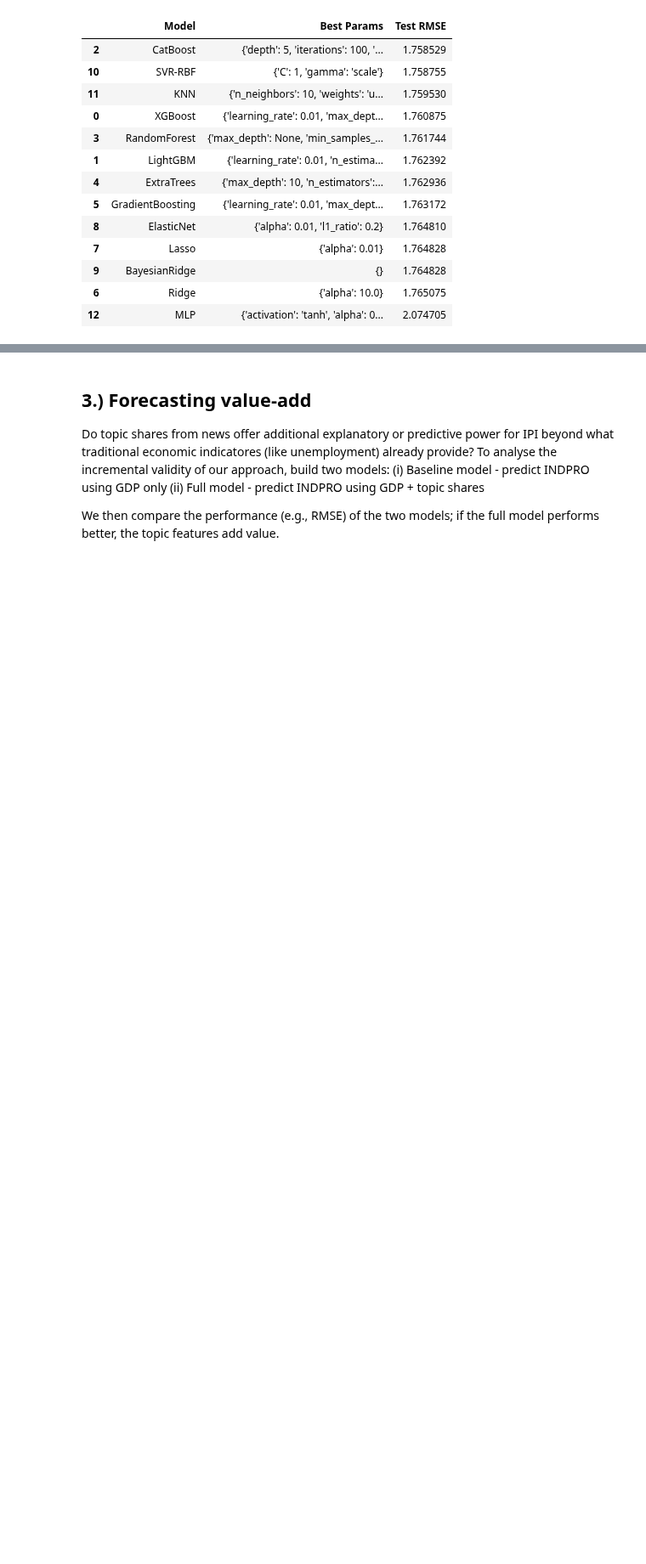
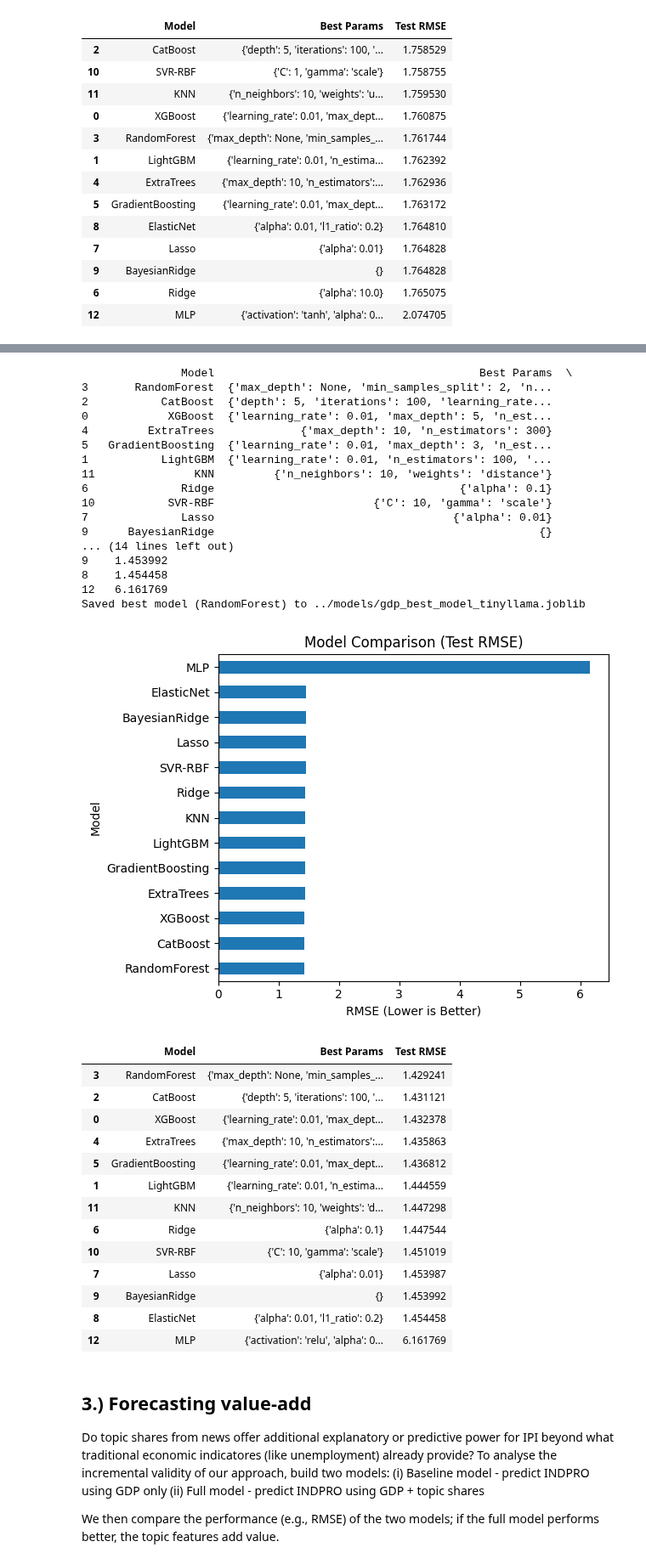
Before and after one commit to Benemrxr/project-ds4pp-eth2025, a Jupyter notebook: notebooks/07-validation.ipynb, the cells around one changed output, grey strips where cells are left out. Shown at 85% size. Cells and saved outputs as stored; diff of their text form; code cells hidden in the pictures; blank space fills up the shorter version.

```diff
--- a/notebooks/07-validation.ipynb
+++ b/notebooks/07-validation.ipynb
@@ -1193,3 +1252,10 @@ train_topic_model(
 | 9 | BayesianRidge | {} | 1.764828 |
 | 6 | Ridge | {'alpha': 10.0} | 1.765075 |
 | 12 | MLP | {'activation': 'tanh', 'alpha': 0... | 2.074705 |
+# %%
+train_topic_model(
+    input_file="../data/processed/gdp_features_tinyllama_monthly.csv",
+    feature_prefix="topic_",
+    model_save_path="../models/gdp_best_model_tinyllama.joblib"
+)
+# %% [output]
@@ -1196,3 +1286,35 @@ train_topic_model(
+               Model                                        Best Params  \
+3       RandomForest  {'max_depth': None, 'min_samples_split': 2, 'n...
+2           CatBoost  {'depth': 5, 'iterations': 100, 'learning_rate...
+0            XGBoost  {'learning_rate': 0.01, 'max_depth': 5, 'n_est...
+4         ExtraTrees             {'max_depth': 10, 'n_estimators': 300}
+5   GradientBoosting  {'learning_rate': 0.01, 'max_depth': 3, 'n_est...
+1           LightGBM  {'learning_rate': 0.01, 'n_estimators': 100, '...
+11               KNN         {'n_neighbors': 10, 'weights': 'distance'}
+6              Ridge                                     {'alpha': 0.1}
+10           SVR-RBF                        {'C': 10, 'gamma': 'scale'}
+7              Lasso                                    {'alpha': 0.01}
+9      BayesianRidge                                                 {}
+... (14 lines left out)
+9    1.453992
+8    1.454458
+12   6.161769
+Saved best model (RandomForest) to ../models/gdp_best_model_tinyllama.joblib
+[figure, added]
+|  | Model | Best Params | Test RMSE |
+| 3 | RandomForest | {'max_depth': None, 'min_samples_... | 1.429241 |
+| 2 | CatBoost | {'depth': 5, 'iterations': 100, '... | 1.431121 |
+| 0 | XGBoost | {'learning_rate': 0.01, 'max_dept... | 1.432378 |
+| 4 | ExtraTrees | {'max_depth': 10, 'n_estimators':... | 1.435863 |
+| 5 | GradientBoosting | {'learning_rate': 0.01, 'max_dept... | 1.436812 |
+| 1 | LightGBM | {'learning_rate': 0.01, 'n_estima... | 1.444559 |
+| 11 | KNN | {'n_neighbors': 10, 'weights': 'd... | 1.447298 |
+| 6 | Ridge | {'alpha': 0.1} | 1.447544 |
+| 10 | SVR-RBF | {'C': 10, 'gamma': 'scale'} | 1.451019 |
+| 7 | Lasso | {'alpha': 0.01} | 1.453987 |
+| 9 | BayesianRidge | {} | 1.453992 |
+| 8 | ElasticNet | {'alpha': 0.01, 'l1_ratio': 0.2} | 1.454458 |
+| 12 | MLP | {'activation': 'relu', 'alpha': 0... | 6.161769 |
 # %% [markdown]
 ## 3.) Forecasting value-add
 Do topic shares from news offer additional explanatory or predictive power for IPI beyond what traditional economic indicatores (like unemployment) already provide? To analyse the incremental validity of our approach, build two models:
```
Also changed, not shown: parts of 11 cells of this notebook.
